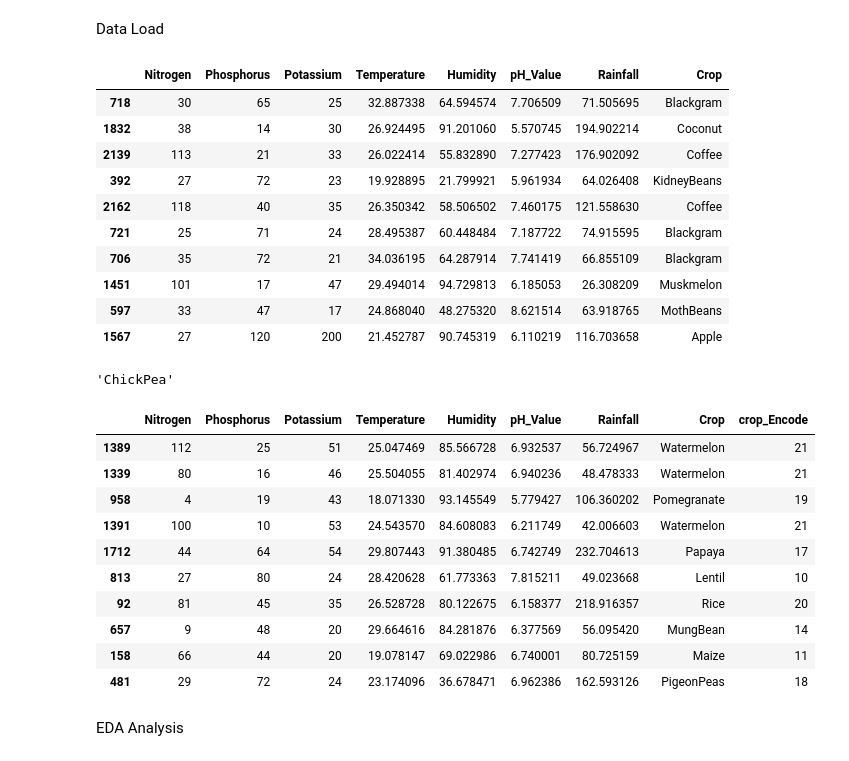
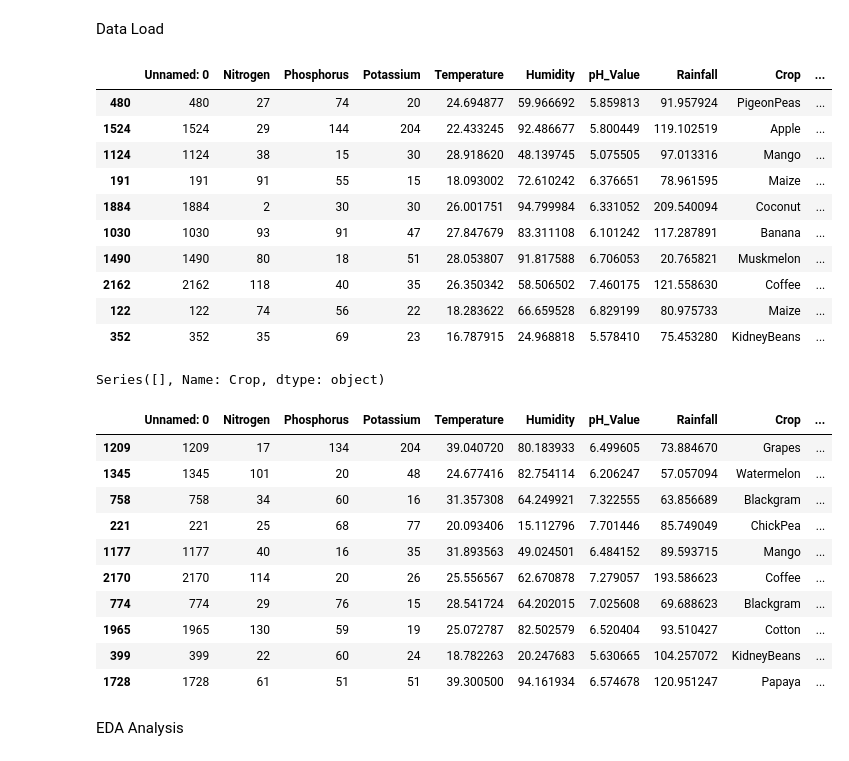
Before and after one commit to MdSahill/End-to-End-Crop-Recommended-System, a Jupyter notebook: notebook/Crop Recommend.ipynb, the cells around one changed output. Saved outputs shown, nothing was run; the diff lists cells and outputs as text; code cells hidden in the pictures.

```diff
--- a/notebook/Crop Recommend.ipynb
+++ b/notebook/Crop Recommend.ipynb
@@ -4,20 +4,20 @@ import numpy as np
 # %% [markdown]
 Data Load
 # %%
-df=pd.read_csv('/content/Crop_Recommendation.csv')
+df=pd.read_csv('C:/Users/mpc27/End-to-End-Crop-Recommended-System/notebook/data.csv')
 df.sample(10)
 # %% [output]
-|  | Nitrogen | Phosphorus | Potassium | Temperature | Humidity | pH_Value | Rainfall | Crop |
-| 718 | 30 | 65 | 25 | 32.887338 | 64.594574 | 7.706509 | 71.505695 | Blackgram |
-| 1832 | 38 | 14 | 30 | 26.924495 | 91.201060 | 5.570745 | 194.902214 | Coconut |
-| 2139 | 113 | 21 | 33 | 26.022414 | 55.832890 | 7.277423 | 176.902092 | Coffee |
-| 392 | 27 | 72 | 23 | 19.928895 | 21.799921 | 5.961934 | 64.026408 | KidneyBeans |
-| 2162 | 118 | 40 | 35 | 26.350342 | 58.506502 | 7.460175 | 121.558630 | Coffee |
-| 721 | 25 | 71 | 24 | 28.495387 | 60.448484 | 7.187722 | 74.915595 | Blackgram |
-| 706 | 35 | 72 | 21 | 34.036195 | 64.287914 | 7.741419 | 66.855109 | Blackgram |
-| 1451 | 101 | 17 | 47 | 29.494014 | 94.729813 | 6.185053 | 26.308209 | Muskmelon |
-| 597 | 33 | 47 | 17 | 24.868040 | 48.275320 | 8.621514 | 63.918765 | MothBeans |
-| 1567 | 27 | 120 | 200 | 21.452787 | 90.745319 | 6.110219 | 116.703658 | Apple |
+|  | Unnamed: 0 | Nitrogen | Phosphorus | Potassium | Temperature | Humidity | pH_Value | Rainfall | Crop | ... |
+| 480 | 480 | 27 | 74 | 20 | 24.694877 | 59.966692 | 5.859813 | 91.957924 | PigeonPeas | ... |
+| 1524 | 1524 | 29 | 144 | 204 | 22.433245 | 92.486677 | 5.800449 | 119.102519 | Apple | ... |
+| 1124 | 1124 | 38 | 15 | 30 | 28.918620 | 48.139745 | 5.075505 | 97.013316 | Mango | ... |
+| 191 | 191 | 91 | 55 | 15 | 18.093002 | 72.610242 | 6.376651 | 78.961595 | Maize | ... |
+| 1884 | 1884 | 2 | 30 | 30 | 26.001751 | 94.799984 | 6.331052 | 209.540094 | Coconut | ... |
+| 1030 | 1030 | 93 | 91 | 47 | 27.847679 | 83.311108 | 6.101242 | 117.287891 | Banana | ... |
+| 1490 | 1490 | 80 | 18 | 51 | 28.053807 | 91.817588 | 6.706053 | 20.765821 | Muskmelon | ... |
+| 2162 | 2162 | 118 | 40 | 35 | 26.350342 | 58.506502 | 7.460175 | 121.558630 | Coffee | ... |
+| 122 | 122 | 74 | 56 | 22 | 18.283622 | 66.659528 | 6.829199 | 80.975733 | Maize | ... |
+| 352 | 352 | 35 | 69 | 23 | 16.787915 | 24.968818 | 5.578410 | 75.453280 | KidneyBeans | ... |
 # %%
 crop=[
     "Apple":0,
@@ -43,22 +45,22 @@ crop=[
 ]
 # %%
-df[df['crop_Encode']==3].iloc[0].Crop
+df[df['Crop_Encoded']==22]['Crop']
 # %% [output]
-'ChickPea'
+Series([], Name: Crop, dtype: object)
 # %%
 df.sample(10)
 # %% [output]
-|  | Nitrogen | Phosphorus | Potassium | Temperature | Humidity | pH_Value | Rainfall | Crop | crop_Encode |
-| 1389 | 112 | 25 | 51 | 25.047469 | 85.566728 | 6.932537 | 56.724967 | Watermelon | 21 |
-| 1339 | 80 | 16 | 46 | 25.504055 | 81.402974 | 6.940236 | 48.478333 | Watermelon | 21 |
-| 958 | 4 | 19 | 43 | 18.071330 | 93.145549 | 5.779427 | 106.360202 | Pomegranate | 19 |
-| 1391 | 100 | 10 | 53 | 24.543570 | 84.608083 | 6.211749 | 42.006603 | Watermelon | 21 |
-| 1712 | 44 | 64 | 54 | 29.807443 | 91.380485 | 6.742749 | 232.704613 | Papaya | 17 |
-| 813 | 27 | 80 | 24 | 28.420628 | 61.773363 | 7.815211 | 49.023668 | Lentil | 10 |
-| 92 | 81 | 45 | 35 | 26.528728 | 80.122675 | 6.158377 | 218.916357 | Rice | 20 |
-| 657 | 9 | 48 | 20 | 29.664616 | 84.281876 | 6.377569 | 56.095420 | MungBean | 14 |
-| 158 | 66 | 44 | 20 | 19.078147 | 69.022986 | 6.740001 | 80.725159 | Maize | 11 |
-| 481 | 29 | 72 | 24 | 23.174096 | 36.678471 | 6.962386 | 162.593126 | PigeonPeas | 18 |
+|  | Unnamed: 0 | Nitrogen | Phosphorus | Potassium | Temperature | Humidity | pH_Value | Rainfall | Crop | ... |
+| 1209 | 1209 | 17 | 134 | 204 | 39.040720 | 80.183933 | 6.499605 | 73.884670 | Grapes | ... |
+| 1345 | 1345 | 101 | 20 | 48 | 24.677416 | 82.754114 | 6.206247 | 57.057094 | Watermelon | ... |
+| 758 | 758 | 34 | 60 | 16 | 31.357308 | 64.249921 | 7.322555 | 63.856689 | Blackgram | ... |
+| 221 | 221 | 25 | 68 | 77 | 20.093406 | 15.112796 | 7.701446 | 85.749049 | ChickPea | ... |
+| 1177 | 1177 | 40 | 16 | 35 | 31.893563 | 49.024501 | 6.484152 | 89.593715 | Mango | ... |
+| 2170 | 2170 | 114 | 20 | 26 | 25.556567 | 62.670878 | 7.279057 | 193.586623 | Coffee | ... |
+| 774 | 774 | 29 | 76 | 15 | 28.541724 | 64.202015 | 7.025608 | 69.688623 | Blackgram | ... |
+| 1965 | 1965 | 130 | 59 | 19 | 25.072787 | 82.502579 | 6.520404 | 93.510427 | Cotton | ... |
+| 399 | 399 | 22 | 60 | 24 | 18.782263 | 20.247683 | 5.630665 | 104.257072 | KidneyBeans | ... |
+| 1728 | 1728 | 61 | 51 | 51 | 39.300500 | 94.161934 | 6.574678 | 120.951247 | Papaya | ... |
 # %% [markdown]
 EDA Analysis
 # %%
```
Also changed, not shown: parts of 3 cells of this notebook, 40 other files.
